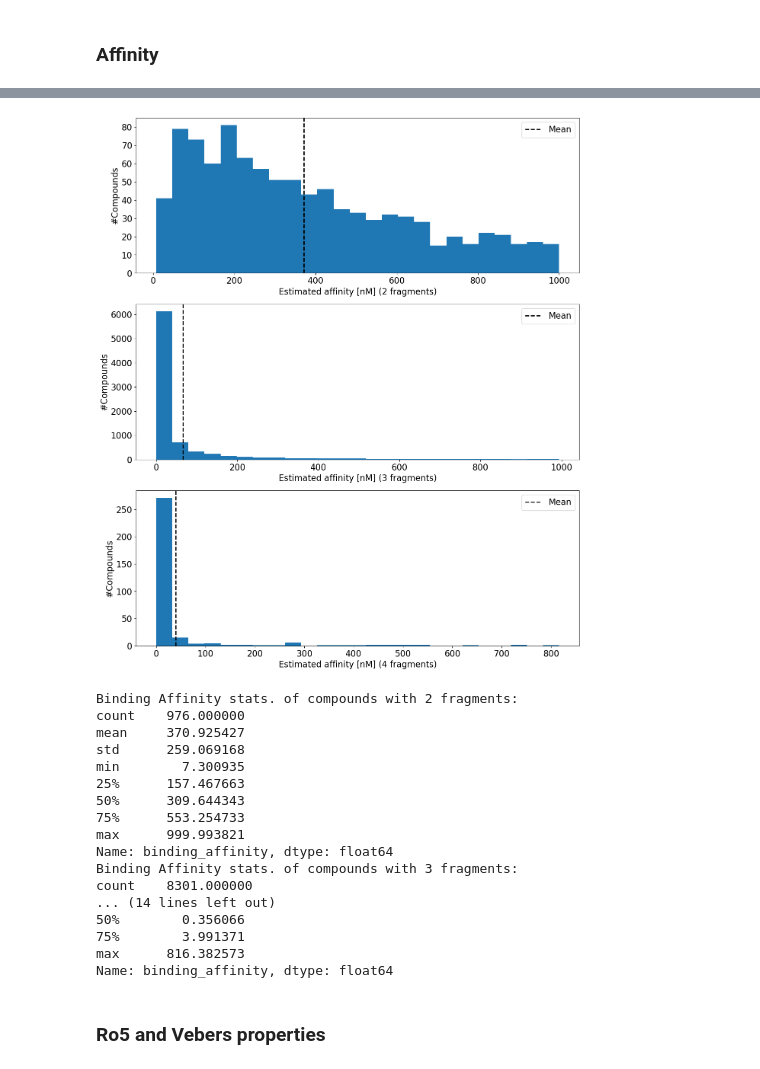
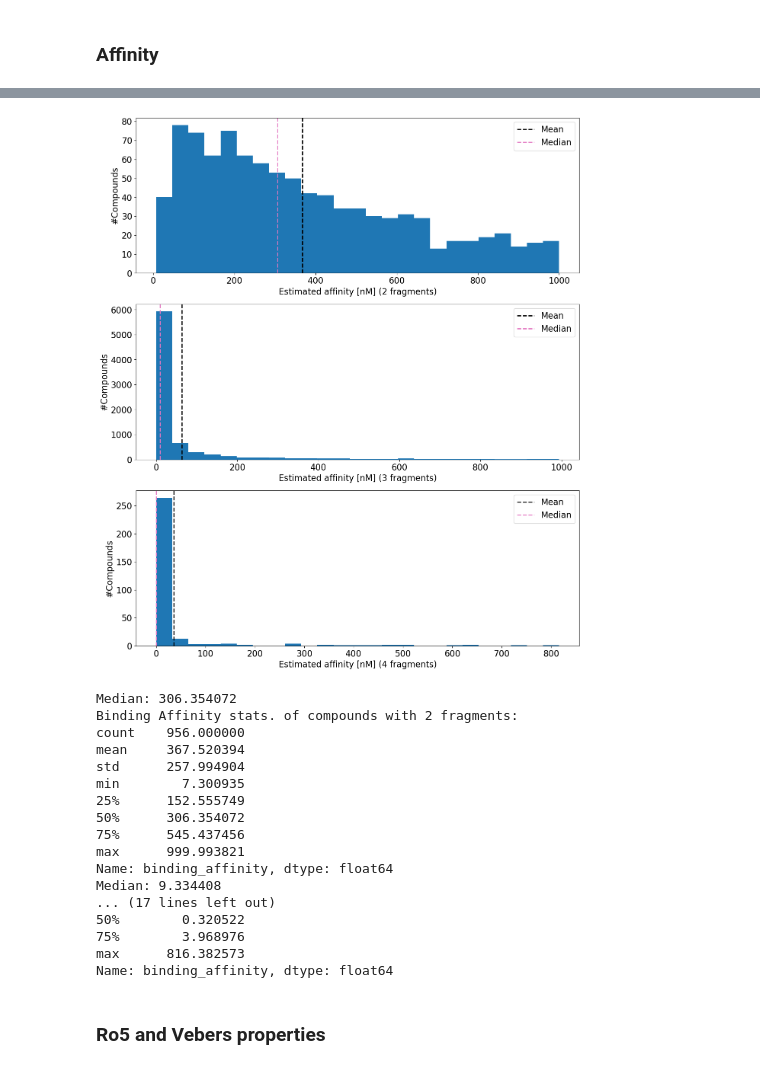
Before and after one commit to volkamerlab/KinFragLib_PocketEnum, a Jupyter notebook: evaluation/evaluate_chemical_properties.ipynb, the cells around one changed output, grey strips where cells are left out. Drawn from its saved outputs; the diff is of its cells as text; code cells hidden in the pictures.

```diff
--- a/evaluation/evaluate_chemical_properties.ipynb
+++ b/evaluation/evaluate_chemical_properties.ipynb
@@ -11,7 +11,7 @@ import utils_eval
 Read molecules to dataframe
 # %%
 # read data
-data = utils_eval.read_mols('../cluster_results/3amb18092023/3amb/results.sdf')
+data = utils_eval.read_mols('../final_results/3amb/results.sdf')
 data['inchi'] = data.apply(lambda x: Chem.MolToInchi(utils.standardize_mol(x.ROMol)), axis=1)
 data['has_no_chiral_centre'] = data.apply(lambda x: len(Chem.FindMolChiralCenters(utils.standardize_mol(x.ROMol), includeUnassigned=True, useLegacyImplementation=False)) == 0, axis=1)
 data['binding_affinity'] = data.apply(lambda x: (x['BIOSOLVEIT.HYDE_ESTIMATED_AFFINITY_UPPER_BOUNDARY [nM]'] + x['BIOSOLVEIT.HYDE_ESTIMATED_AFFINITY_LOWER_BOUNDARY [nM]'])/2, axis=1)
@@ -64,6 +64,7 @@ plt.xticks(fontsize=16)
 plt.yticks(fontsize=16)
 plt.xlabel('Estimated affinity [nM]', fontsize=16)
 mean_line = plt.axvline(data_post_filtered.binding_affinity.mean(), color='k', linestyle='dashed', linewidth=2, label="Mean")
-plt.legend(handles = [mean_line], fontsize=16)
+median_line = plt.axvline(data_post_filtered.binding_affinity.median(), color='tab:pink', linestyle='dashed', linewidth=2, label="Median")
+plt.legend(handles = [mean_line, median_line], fontsize=16)
 # %% [output]
 <matplotlib.legend.Legend at 0x...>
@@ -111,35 +112,37 @@ plt.yticks(fontsize=16)
 # %%
 plt.rc('font', size=16)
 fig, axis = plt.subplots(3, 1, figsize=(15, 18))
 descriptors = range(2, 5)
 for i, descriptor_name in enumerate(descriptors):
         x = data_post_filtered[data_post_filtered.num_fragments == descriptor_name].binding_affinity
         axis[i].hist(x, bins=25)
         axis[i].set(ylabel="#Compounds", xlabel=f"Estimated affinity [nM] ({descriptor_name} fragments)")
+        median_line = axis[i].axvline(x.median(), color='tab:pink', linestyle='dashed', linewidth=2, label="Median")
         line = axis[i].axvline(x.mean(), color='k', linestyle='dashed', linewidth=2, label = f"Mean")
-        axis[i].legend(handles = [line], fontsize=16)
+        axis[i].legend(handles = [line, median_line], fontsize=16)
 # %% [output]
-[figure, old version]
+[figure, new version]
 # %%
 for descriptor_name in range(2, 5):
     x = data_post_filtered[data_post_filtered.num_fragments == descriptor_name].binding_affinity
+    print(f"Median: {x.median()}")
     print(f'Binding Affinity stats. of compounds with {descriptor_name} fragments:\n{x.describe()}')
 # %% [output]
+Median: 306.354072
 Binding Affinity stats. of compounds with 2 fragments:
-count    976.000000
-mean     370.925427
-std      259.069168
+count    956.000000
+mean     367.520394
+std      257.994904
 min        7.300935
-25%      157.467663
-50%      309.644343
-75%      553.254733
+25%      152.555749
+50%      306.354072
+75%      545.437456
 max      999.993821
 Name: binding_affinity, dtype: float64
-Binding Affinity stats. of compounds with 3 fragments:
-count    8301.000000
-... (14 lines left out)
-50%        0.356066
-75%        3.991371
+Median: 9.334408
+... (17 lines left out)
+50%        0.320522
+75%        3.968976
 max      816.382573
 Name: binding_affinity, dtype: float64
 # %% [markdown]
```
Also changed, not shown: parts of 17 cells of this notebook, 16 other files.
